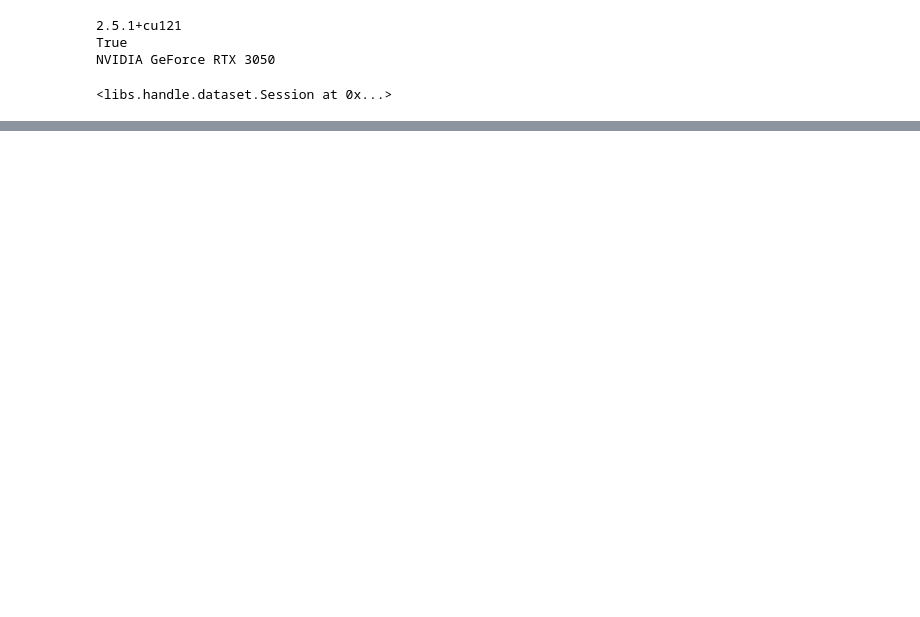
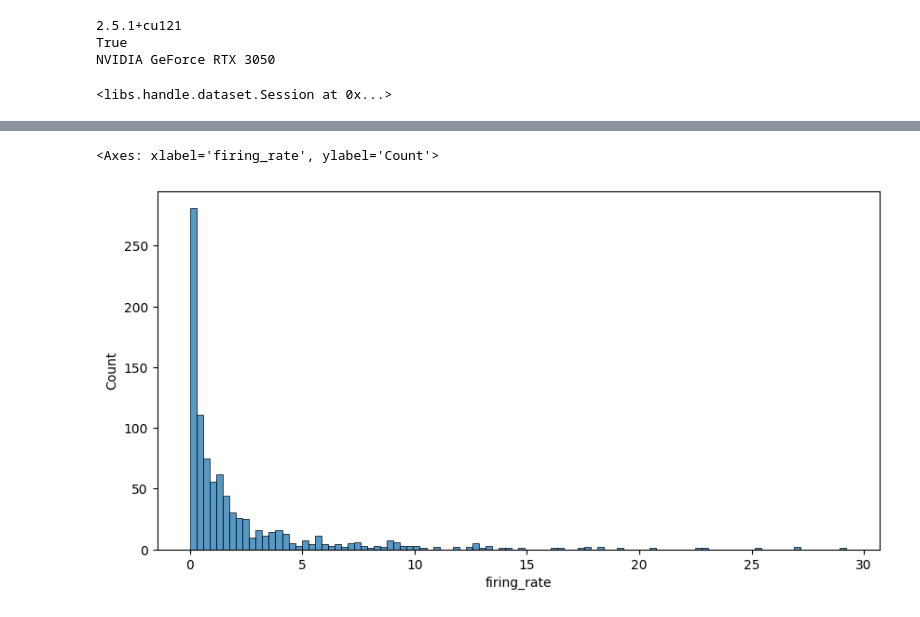
Before and after one commit to NeuralDynamics-Tamagawa/tc2025_shysgmt, a Jupyter notebook: notebook/quality_metrics.ipynb, the cells around one changed output, grey strips where cells are left out. Cells and saved outputs as stored; diff of their text form; code cells hidden in the pictures; blank space fills up the shorter version.

```diff
--- a/notebook/quality_metrics.ipynb
+++ b/notebook/quality_metrics.ipynb
@@ -32,6 +32,7 @@ session = handle_dataset.Session(session_dir)
 # %%
 # Extract dataset of target probe
 i_imec = 0
+session.add_sorting_analyzer(i_imec=i_imec)
 session.add_analyzer_clean(i_imec=i_imec)
 # %% [output]
 <libs.handle.dataset.Session at 0x...>
@@ -55,0 +43,6 @@ sorting_analyzer.extensions['quality_metrics'].get_data()
+# %%
+# load metrics.csv
+base_dir = session.sorting_analyzer_dir
+path = os.path.join(base_dir, 'extensions', 'quality_metrics', 'metrics.csv')
+metrics = pd.read_csv(path, index_col=0)
+metrics
@@ -55,0 +63,15 @@ sorting_analyzer.extensions['quality_metrics'].get_data()
+# %%
+# plot histogram
+bins = np.arange(0, 5, 0.5)
+bins = 100
+
+data = metrics['firing_rate']
+
+plt.figure(figsize=(10, 5))
+sns.histplot(
+    data=data,
+    bins=bins,
+)
+# %% [output]
+<Axes: xlabel='firing_rate', ylabel='Count'>
+[figure, added]
```
Also changed, not shown: parts of 10 cells of this notebook, 2 other files.
